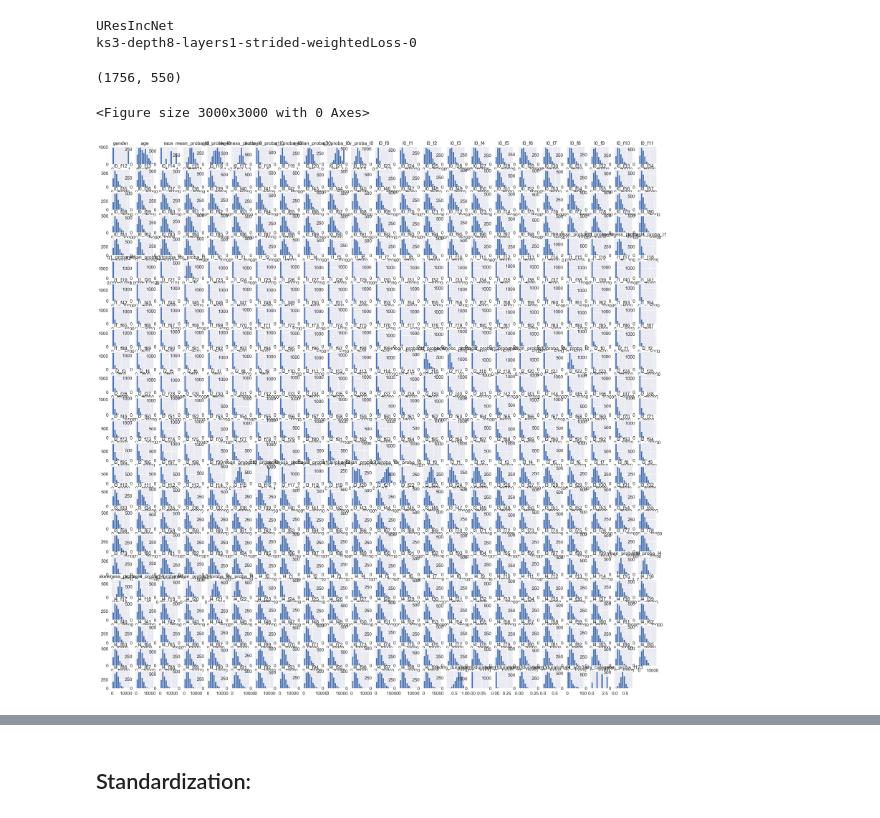
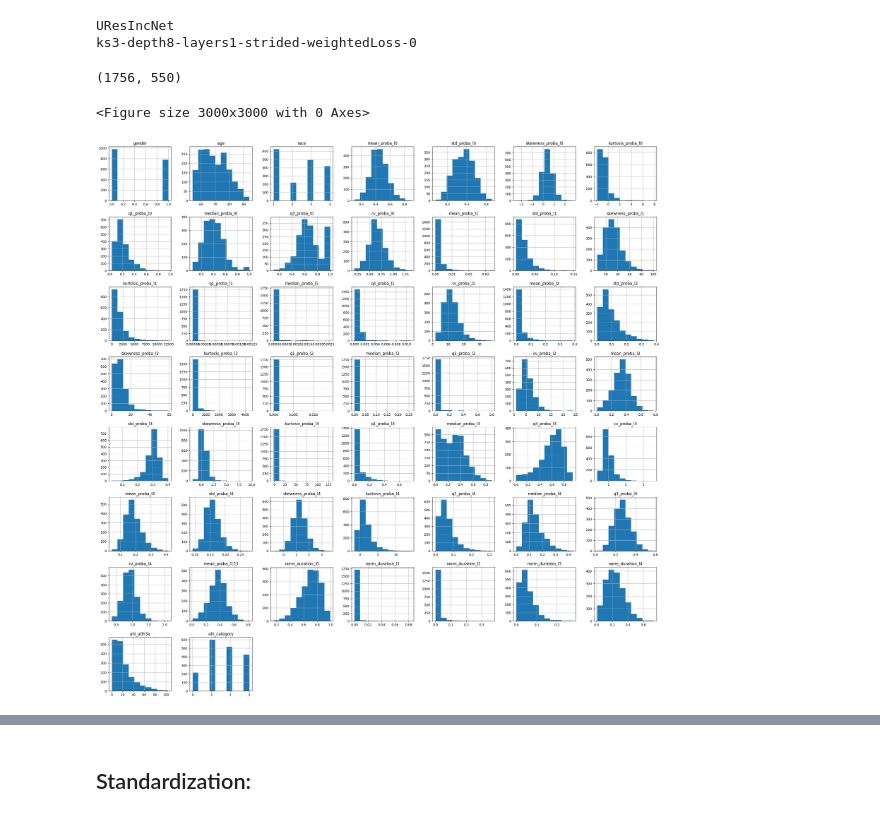
Before and after one commit to filipposkat/apnea-ppg, a Jupyter notebook: meta_model_notebook.ipynb, the cells around one changed output, grey strips where cells are left out. Drawn from its saved outputs; the diff is of its cells as text; code cells hidden in the pictures.

```diff
--- a/meta_model_notebook.ipynb
+++ b/meta_model_notebook.ipynb
@@ -30,6 +36,8 @@ import seaborn as sns
 SUBSET = 0
 EPOCH = 32
 TEST_SIZE = 0.25
+USE_FOURIER_COMPONENTS = False
+OVER_SAMPLING = True
 
 with open("config.yml", 'r') as f:
     config = yaml.safe_load(f)
@@ -63,24 +71,27 @@ ks3-depth8-layers1-strided-weightedLoss-0
 # %%
 meta_df = pd.read_csv(PATH_TO_META_MODEL.joinpath("meta_df.csv"), index_col=0)
 print(meta_df.shape)
-
 
 meta_df["mean_proba_l123"] = meta_df["mean_proba_l1"] + meta_df["mean_proba_l2"]+ meta_df["mean_proba_l3"]
 
 out_columns = ["norm_duration_l0", "norm_duration_l1", "norm_duration_l2", "norm_duration_l3", "norm_duration_l4",
              "ahi_a0h3a", "ahi_category"]
 in_columns = [c for c in meta_df.columns if c not in out_columns]
 
-fourier_columns = [c for c in in_columns if "_f" in c and 'l' in c and c not in out_columns]
+fourier_columns = [c for c in in_columns if "_f" in c and 'l' in c]
 stat_columns = [c for c in in_columns if c not in fourier_columns]
 
+if not USE_FOURIER_COMPONENTS and len(fourier_columns) > 0:
+    meta_df.drop(fourier_columns, axis=1, inplace=True)
+    in_columns = [c for c in meta_df.columns if c not in out_columns]
+
 fig = plt.figure(figsize=(30,30))
-meta_df[stat_columns & out_columns].hist(figsize=(30,30))
+meta_df[[*stat_columns, *out_columns]].hist(figsize=(30,30))
 plt.show()
 # %% [output]
 (1756, 550)
 <Figure size 3000x3000 with 0 Axes>
-[figure, old version]
+[figure, new version]
 # %%
 def plot_correl_matrix(df, target, k=8):
     # k = features to select
```
Also changed, not shown: parts of 33 cells of this notebook, 3 other files.
